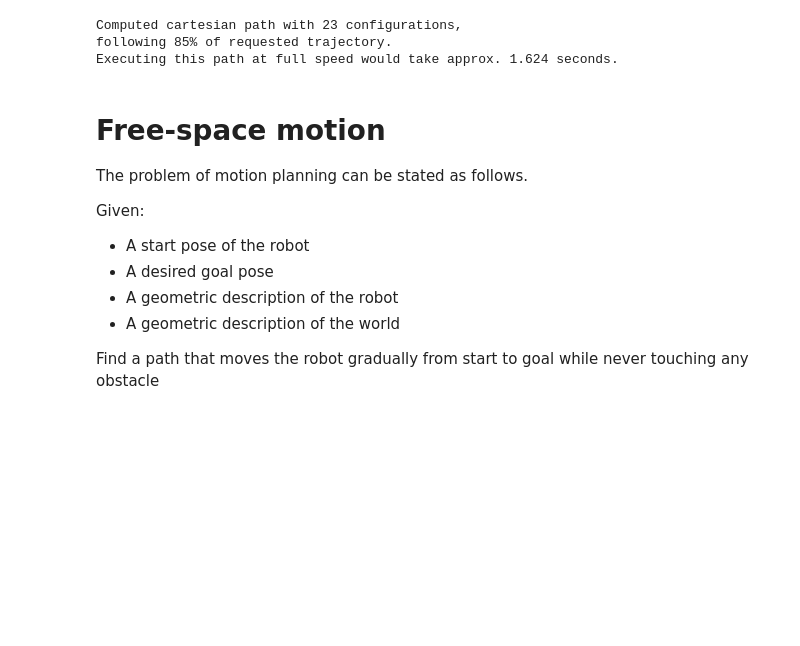
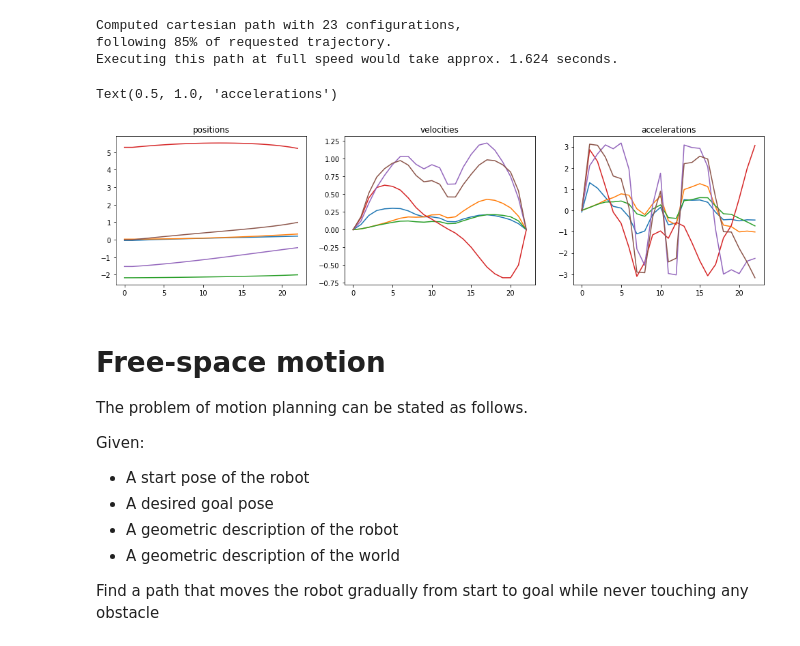
Before and after one commit to compas-teaching/ITA19, a Jupyter notebook: modules/module6/Path planning.ipynb, the cells around one changed output. Saved outputs shown, nothing was run; the diff lists cells and outputs as text; code cells hidden in the pictures; blank space fills up the shorter version.

```diff
--- a/modules/module6/Path planning.ipynb
+++ b/modules/module6/Path planning.ipynb
@@ -250,6 +267,31 @@ Twisted reactor is already running
 Computed cartesian path with 23 configurations,
 following 85% of requested trajectory.
 Executing this path at full speed would take approx. 1.624 seconds.
+# %%
+positions = []
+velocities = []
+accelerations = []
+time_from_start = []
+
+for p in trajectory.points:
+    positions.append(p.positions)
+    velocities.append(p.velocities)
+    accelerations.append(p.accelerations)
+    time_from_start.append(p.time_from_start.seconds)
+# %%
+plt.rcParams['figure.figsize'] = [17, 4]
+plt.subplot(131)
+plt.title('positions')
+plt.plot(positions)
+plt.subplot(132)
+plt.plot(velocities)
+plt.title('velocities')
+plt.subplot(133)
+plt.plot(accelerations)
+plt.title('accelerations')
+# %% [output]
+Text(0.5, 1.0, 'accelerations')
+[figure, added]
 # %% [markdown]
 # Free-space motion
 
```
Also changed, not shown: parts of 7 cells of this notebook, 2 other files.
